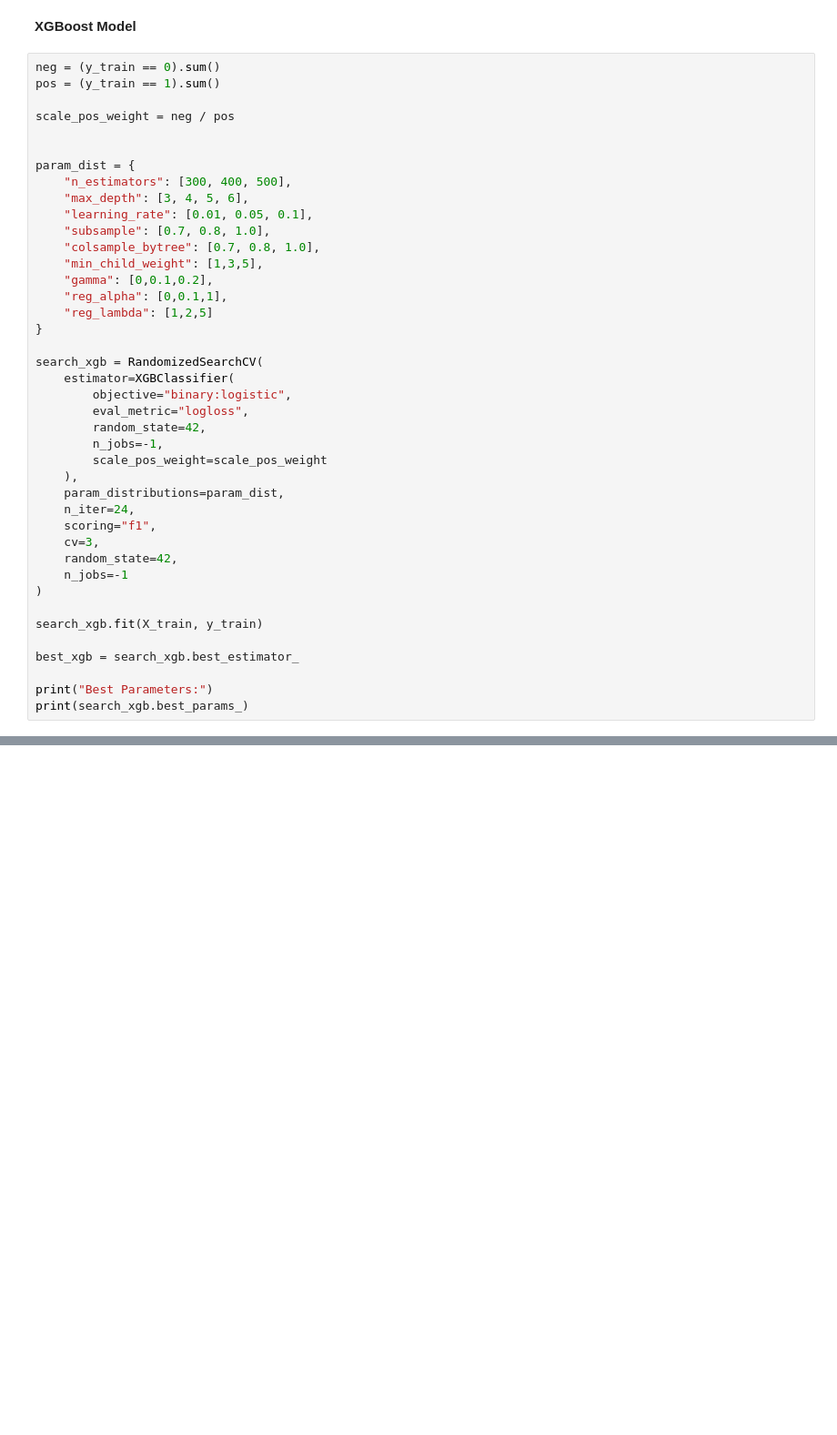
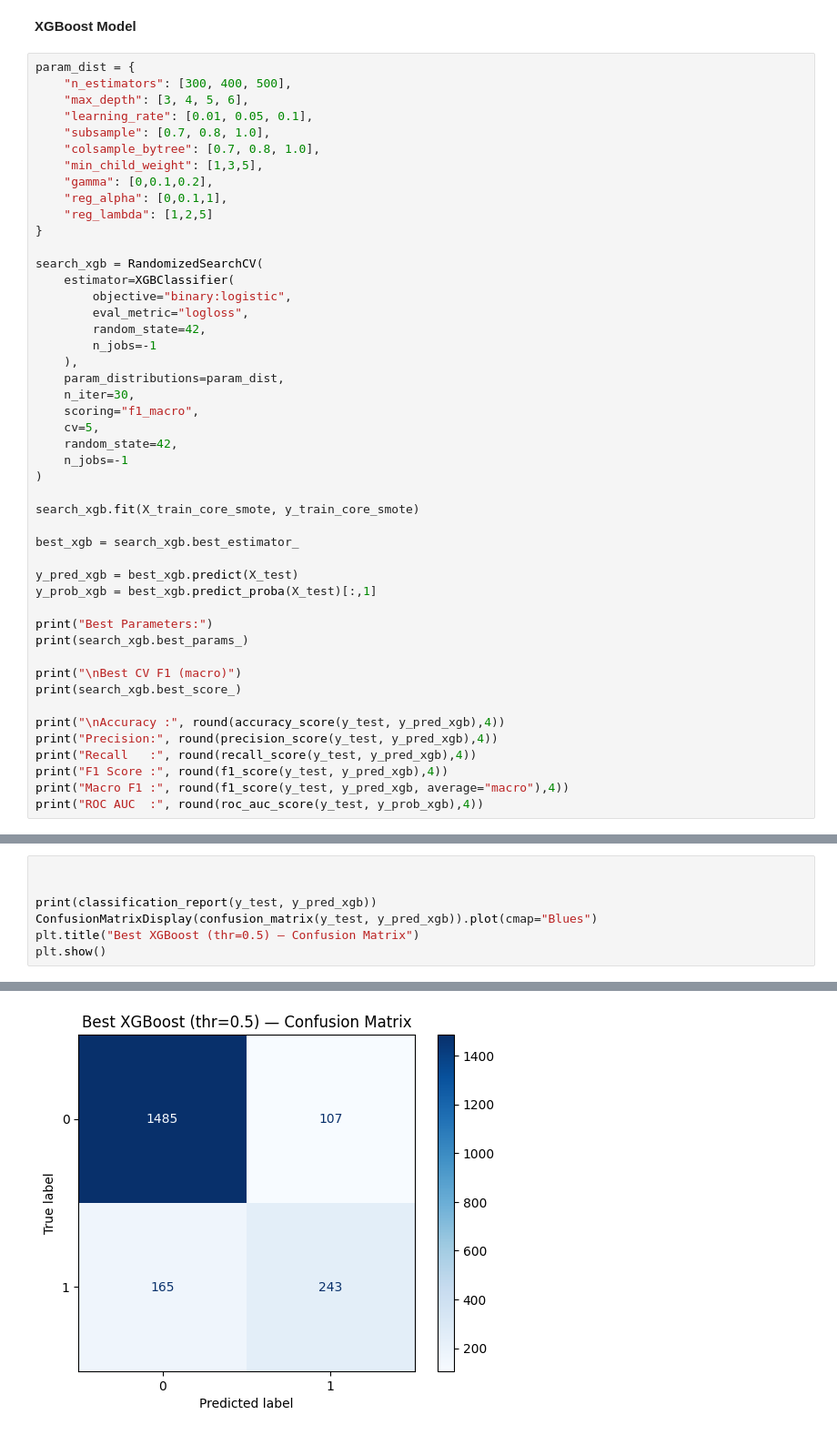
Before and after one commit to radenraissa/Bank-Customer-Churn, a Jupyter notebook: churn-prediction.ipynb, the cells around one changed output, grey strips where cells are left out. Shown at 91% size. Cells and saved outputs as stored; diff of their text form; blank space fills up the shorter version.

```diff
--- a/churn-prediction.ipynb
+++ b/churn-prediction.ipynb
@@ -636,12 +603,6 @@ weighted avg       0.85      0.86      0.85      2000
 # %% [markdown]
 **XGBoost Model**
 # %%
-neg = (y_train == 0).sum()
-pos = (y_train == 1).sum()
-
-scale_pos_weight = neg / pos
-
-
 param_dist = {
     "n_estimators": [300, 400, 500],
     "max_depth": [3, 4, 5, 6],
@@ -659,22 +620,34 @@ search_xgb = RandomizedSearchCV(
         objective="binary:logistic",
         eval_metric="logloss",
         random_state=42,
-        n_jobs=-1,
-        scale_pos_weight=scale_pos_weight
+        n_jobs=-1
     ),
     param_distributions=param_dist,
-    n_iter=24,
-    scoring="f1",
-    cv=3,
+    n_iter=30,
+    scoring="f1_macro",
+    cv=5,
     random_state=42,
     n_jobs=-1
 )
 
-search_xgb.fit(X_train, y_train)
+search_xgb.fit(X_train_core_smote, y_train_core_smote)
 
 best_xgb = search_xgb.best_estimator_
 
+y_pred_xgb = best_xgb.predict(X_test)
+y_prob_xgb = best_xgb.predict_proba(X_test)[:,1]
+
 print("Best Parameters:")
 print(search_xgb.best_params_)
+
+print("\nBest CV F1 (macro)")
+print(search_xgb.best_score_)
+
+print("\nAccuracy :", round(accuracy_score(y_test, y_pred_xgb),4))
+print("Precision:", round(precision_score(y_test, y_pred_xgb),4))
+print("Recall   :", round(recall_score(y_test, y_pred_xgb),4))
+print("F1 Score :", round(f1_score(y_test, y_pred_xgb),4))
+print("Macro F1 :", round(f1_score(y_test, y_pred_xgb, average="macro"),4))
+print("ROC AUC  :", round(roc_auc_score(y_test, y_prob_xgb),4))
 # %% [output]
 Best Parameters:
@@ -756,0 +725,8 @@ comparison
+# %%
+
+
+print(classification_report(y_test, y_pred_xgb))
+ConfusionMatrixDisplay(confusion_matrix(y_test, y_pred_xgb)).plot(cmap="Blues")
+plt.title("Best XGBoost (thr=0.5) — Confusion Matrix")
+plt.show()
+# %% [output]
@@ -756,0 +741 @@ comparison
+[figure, added]
```
Also changed, not shown: parts of 12 cells of this notebook, 1 other file.
